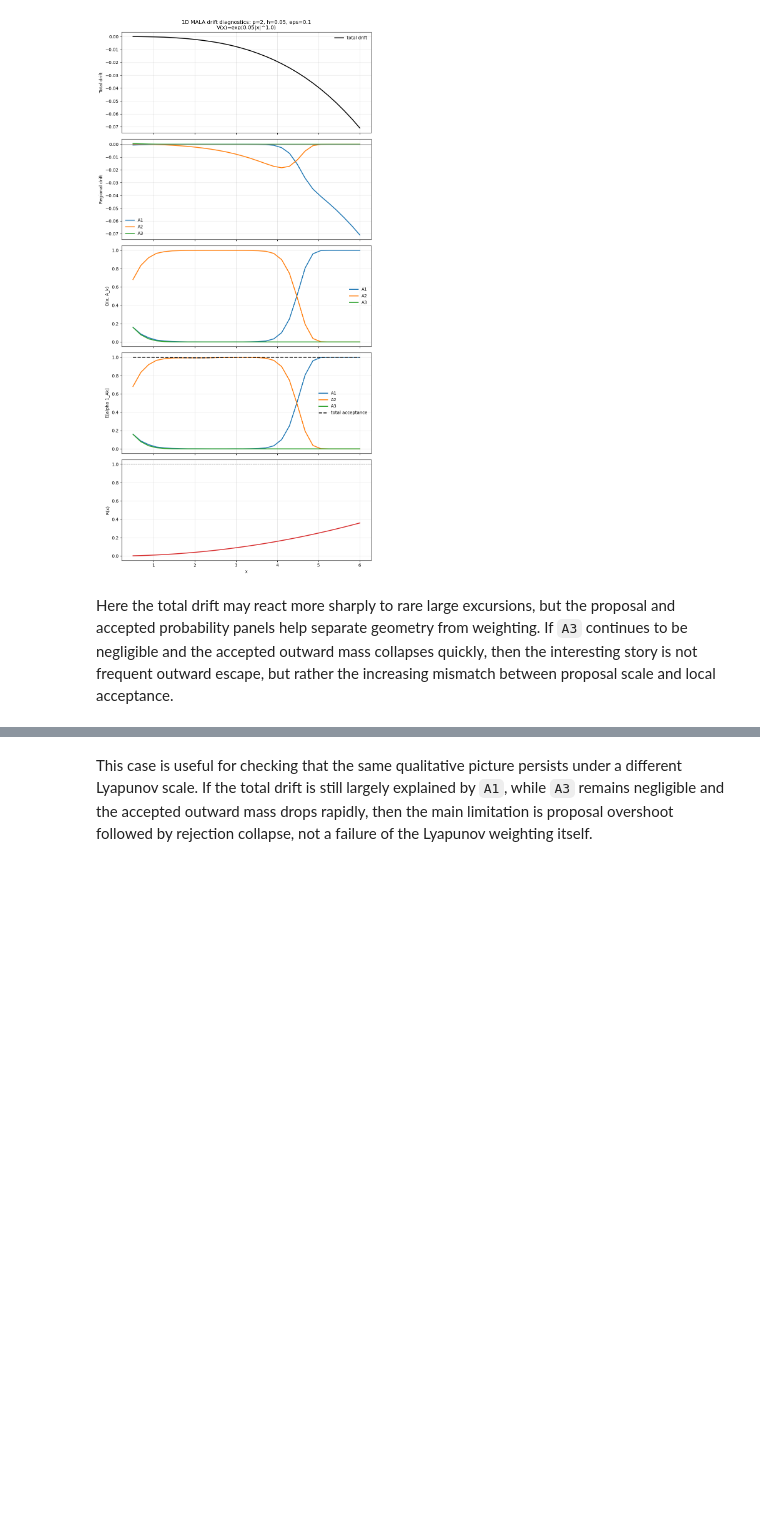
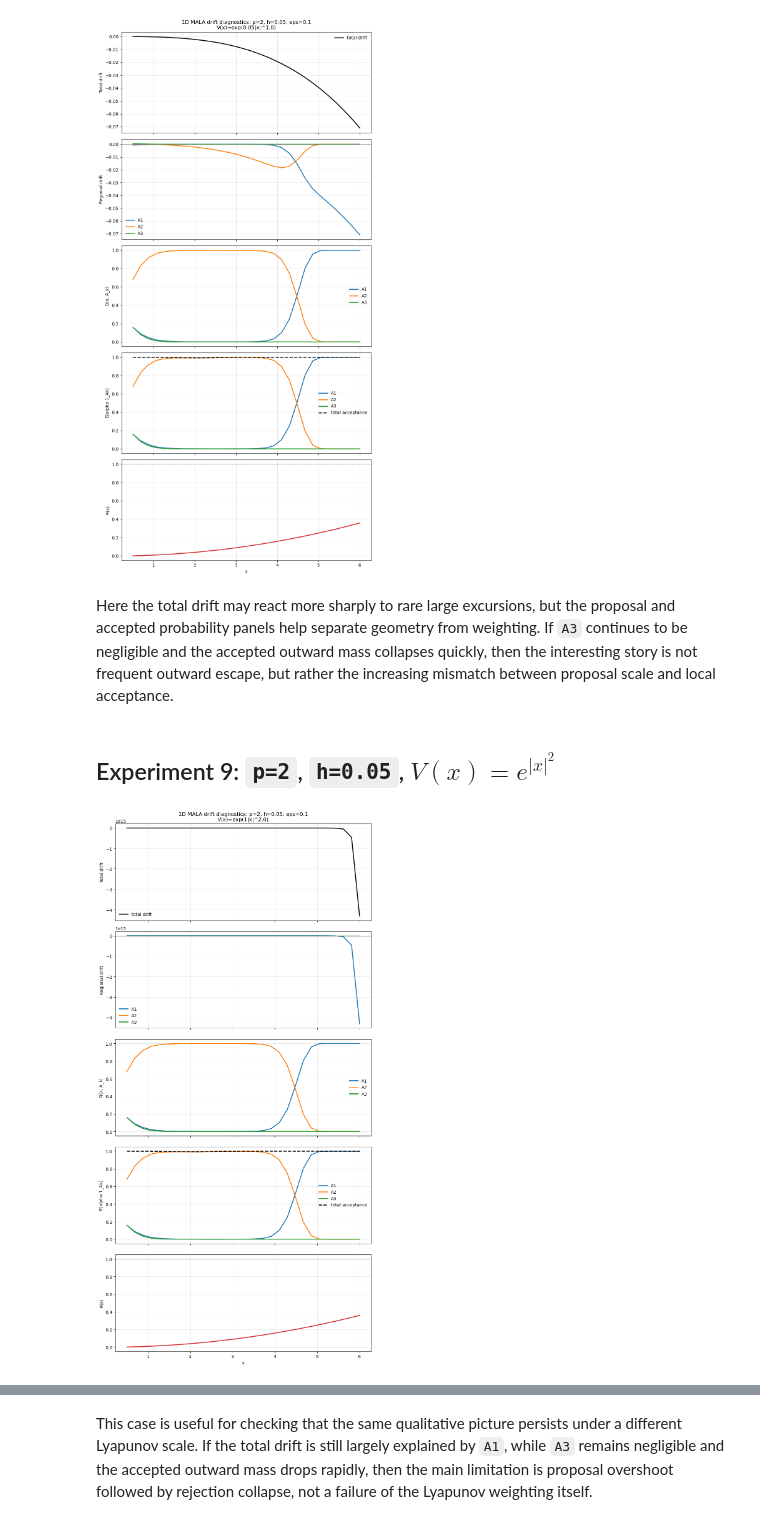
Before and after one commit to LeoScara00/MALA_light_tails, a Jupyter notebook: notebooks/01_drift_diagnostics.ipynb, the cells around one changed output, grey strips where cells are left out. Drawn from its saved outputs; the diff is of its cells as text; code cells hidden in the pictures; blank space fills up the shorter version.

```diff
--- a/notebooks/01_drift_diagnostics.ipynb
+++ b/notebooks/01_drift_diagnostics.ipynb
@@ -162,4 +174,16 @@ result_4, lyapunov_4 = run_and_plot_experiment(
 [figure]
 # %% [markdown]
 Here the total drift may react more sharply to rare large excursions, but the proposal and accepted probability panels help separate geometry from weighting. If `A3` continues to be negligible and the accepted outward mass collapses quickly, then the interesting story is not frequent outward escape, but rather the increasing mismatch between proposal scale and local acceptance.
+# %% [markdown]
+## Experiment 9: `p=2`, `h=0.05`, $V(x)=e^{|x|^2}$
+# %%
+result_9, lyapunov_9 = run_and_plot_experiment(
+    p=2,
+    h=0.05,
+    lyapunov_type="exp",
+    s=1,
+    beta=2.0,
+)
+# %% [output]
+[figure, added]
 # %% [markdown]
```
Also changed, not shown: parts of 21 cells of this notebook, 1 other file.
